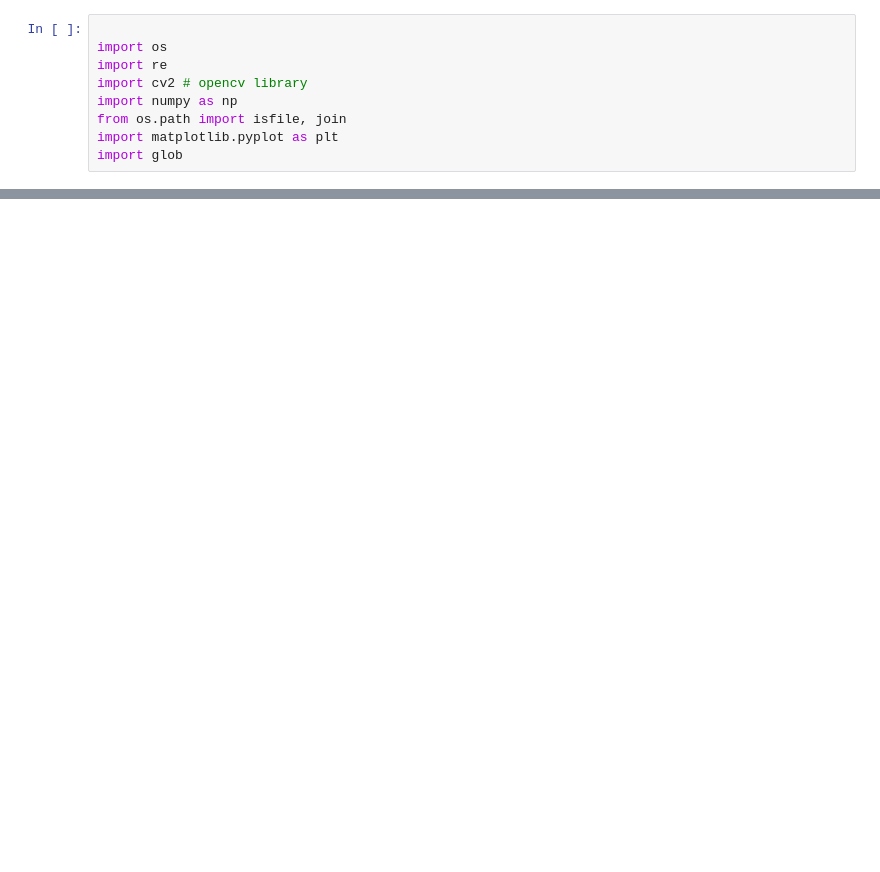
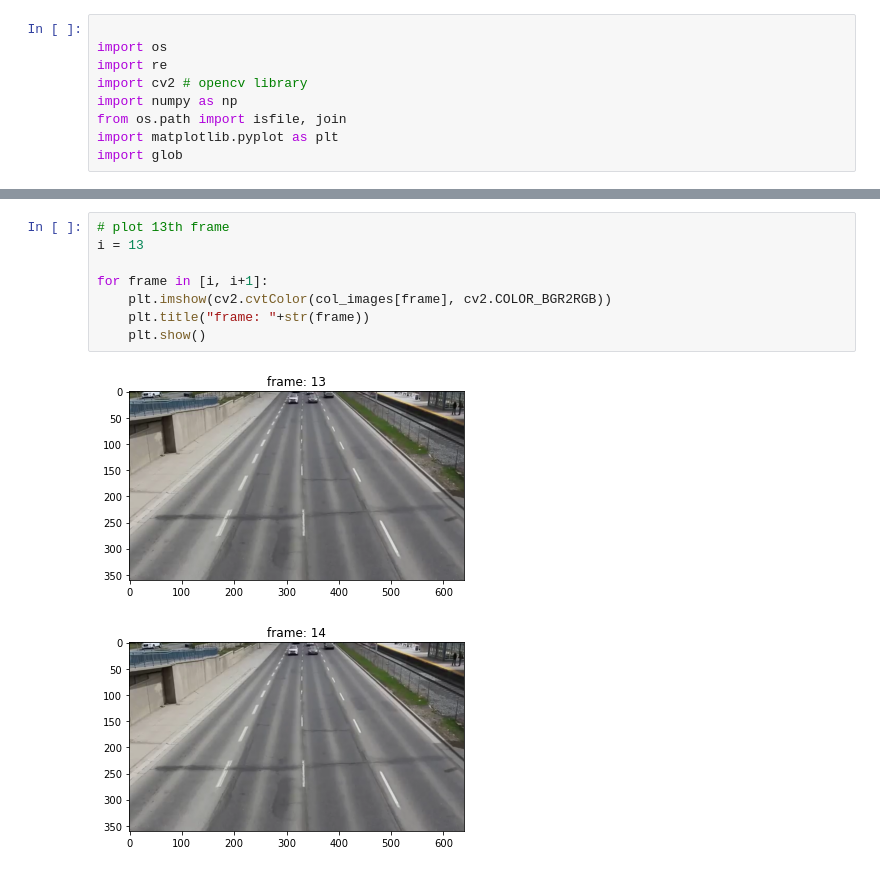
Before and after one commit to Deaconxman99/phase2-Image-proccessing, a Jupyter notebook: index.ipynb, the cells around one changed output, grey strips where cells are left out. Drawn from its saved outputs; the diff is of its cells as text; blank space fills up the shorter version.

Commit message:
edits on one frame

```diff
--- a/index.ipynb
+++ b/index.ipynb
@@ -34,0 +33,11 @@ FileNotFoundError: [WinError 3] The system cannot find the path specified: 'fram
+# %%
+# plot 13th frame
+i = 13
+
+for frame in [i, i+1]:
+    plt.imshow(cv2.cvtColor(col_images[frame], cv2.COLOR_BGR2RGB))
+    plt.title("frame: "+str(frame))
+    plt.show()
+# %% [output]
+[figure, added]
+[figure, added]
```
Also changed, not shown: parts of 6 cells of this notebook.
